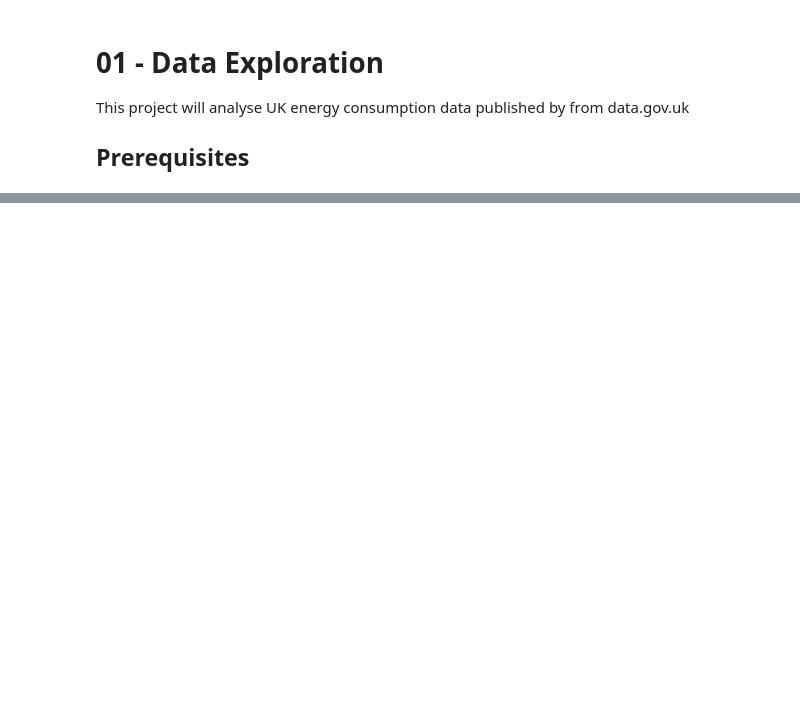
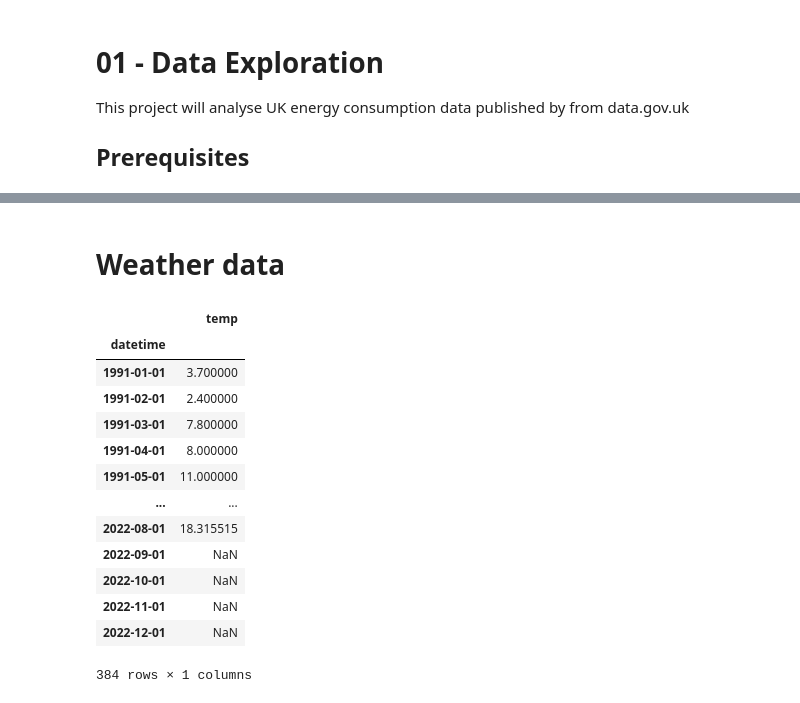
Before and after one commit to adin786/energy_forecast, a Jupyter notebook: notebooks/01-data-exploration.ipynb, the cells around one changed output, grey strips where cells are left out. Cells and saved outputs as stored; diff of their text form; code cells hidden in the pictures; blank space fills up the shorter version.

```diff
--- a/notebooks/01-data-exploration.ipynb
+++ b/notebooks/01-data-exploration.ipynb
@@ -67,0 +84,46 @@ list(sheets.keys())
+# %% [markdown]
+# Weather data
+# %%
+def remove_average(df: pd.DataFrame) -> pd.DataFrame:
+    df.columns = df.columns.str.replace(r'average', '', regex=True)
+    return df
+
+def load_cleaned_temp(df: pd.DataFrame) -> pd.DataFrame:
+    """Applies cleaning and transform steps on temperature data"""
+    df = (df
+        .set_axis(df.iloc[3, :].tolist(),
+            axis=1)
+        .iloc[4:16]
+        .rename(columns=str.lower)
+        .rename(columns={'calendar period': 'month'})
+        .pipe(remove_notes)
+        .pipe(remove_average)
+        .drop(columns=['30-year mean'])
+        .replace('[x]', np.nan)
+        .melt(id_vars='month', var_name='year', value_name='temp')
+        .assign(datetime=lambda x: x.month + ' ' + x.year)
+        .assign(datetime=lambda x: pd.to_datetime(x.datetime))
+        .drop(columns=['month', 'year'])
+        .set_index('datetime')
+    )
+    return df
+
+# Load the temperature data and clean it
+temp = load_ods_by_sheetname(WEATHER_PATH, TEMP_SHEET)
+temp = load_cleaned_temp(temp)
+temp
+# %% [output]
+|  | temp |
+| datetime |  |
+| 1991-01-01 | 3.700000 |
+| 1991-02-01 | 2.400000 |
+| 1991-03-01 | 7.800000 |
+| 1991-04-01 | 8.000000 |
+| 1991-05-01 | 11.000000 |
+| ... | ... |
+| 2022-08-01 | 18.315515 |
+| 2022-09-01 | NaN |
+| 2022-10-01 | NaN |
+| 2022-11-01 | NaN |
+| 2022-12-01 | NaN |
+384 rows × 1 columns
```
Also changed, not shown: parts of 15 cells of this notebook, 5 other files.
